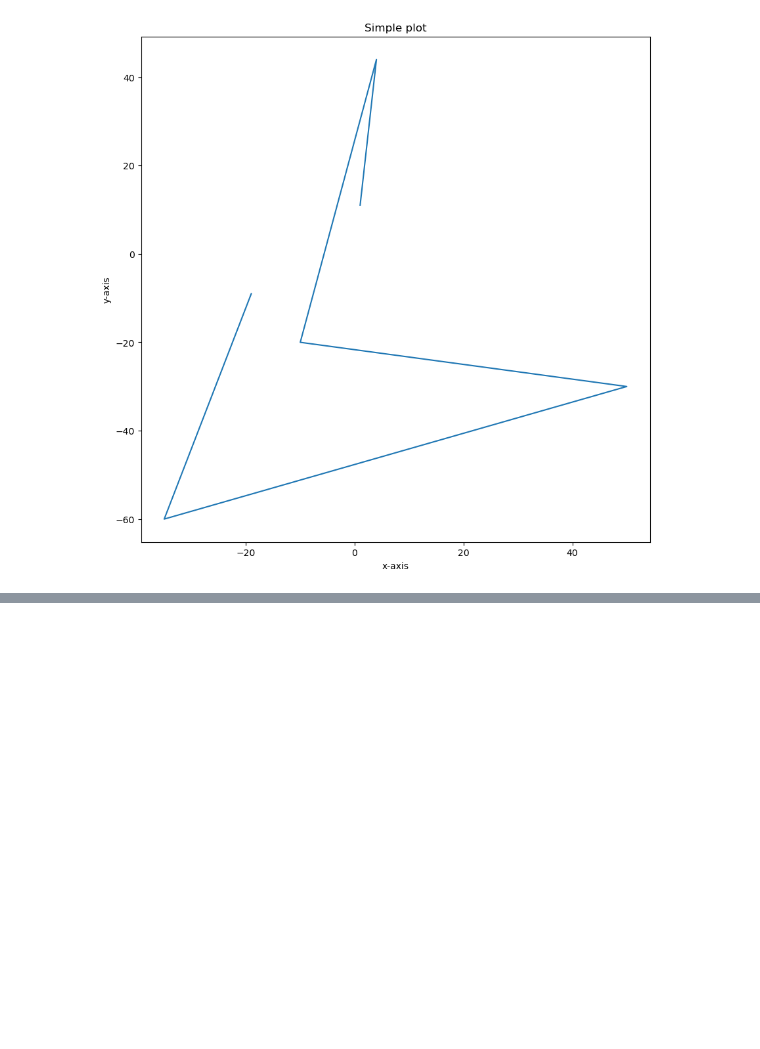
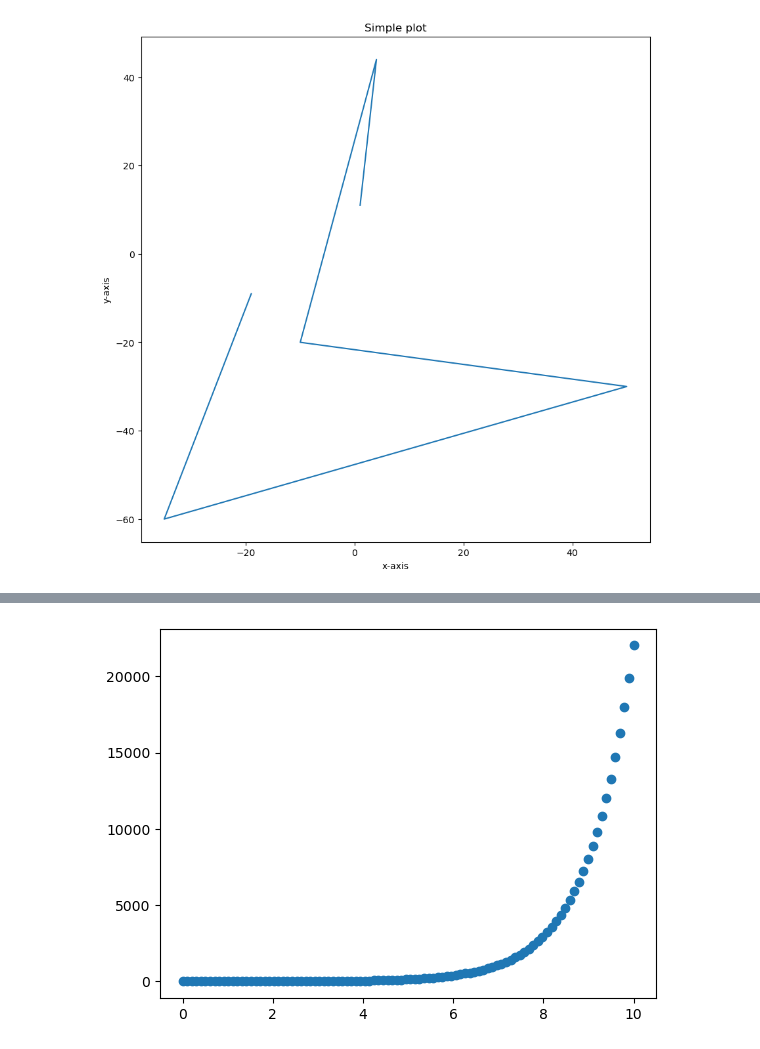
Before and after one commit to johnnvas/matplotlib_demo, a Jupyter notebook: Matplotlib_demo.ipynb, the cells around one changed output, grey strips where cells are left out. Drawn from its saved outputs; the diff is of its cells as text; code cells hidden in the pictures; blank space fills up the shorter version.

```diff
--- a/Matplotlib_demo.ipynb
+++ b/Matplotlib_demo.ipynb
@@ -38,0 +72,5 @@ fig.savefig('./simple_plot.png')
+# %%
+fig, ax = plt.subplots()
+ax.scatter(x, np.exp(x));
+# %% [output]
+[figure, added]
```
Also changed, not shown: parts of 9 cells of this notebook.
